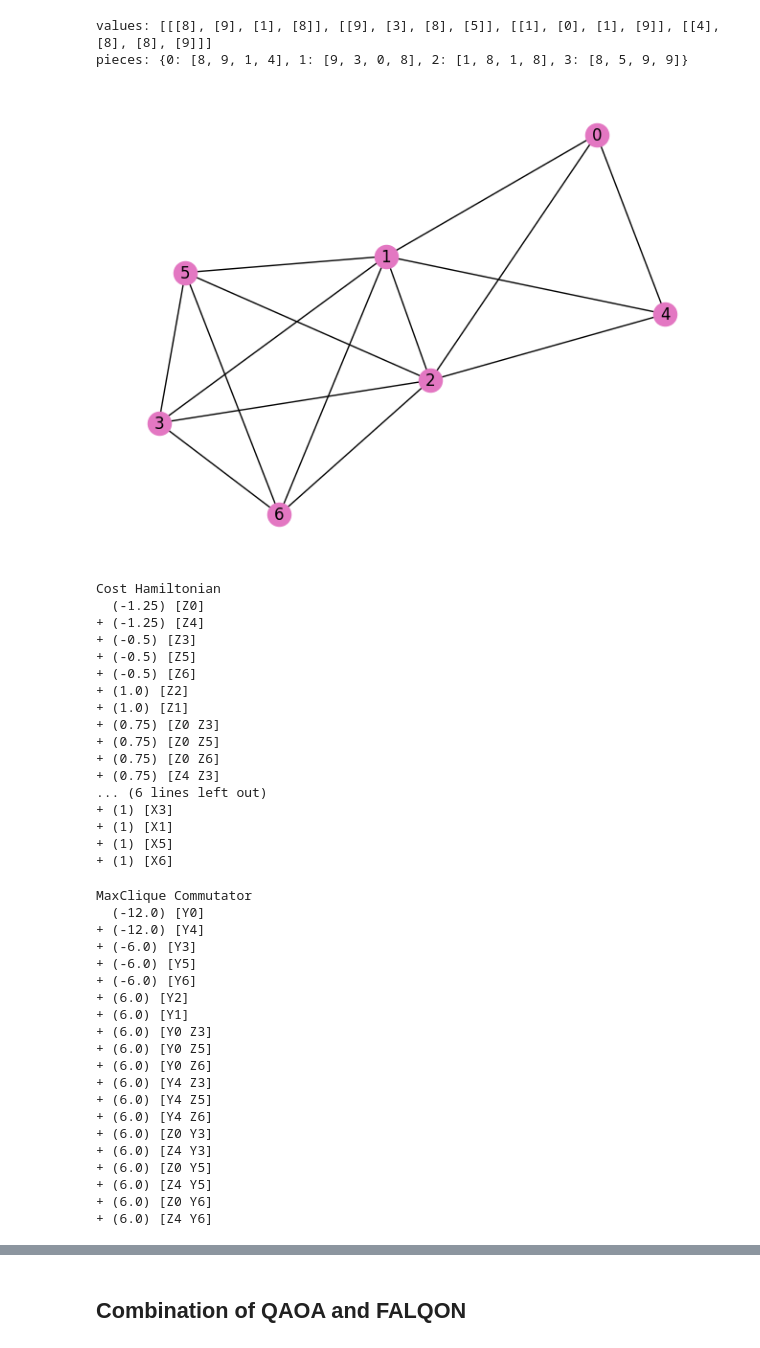
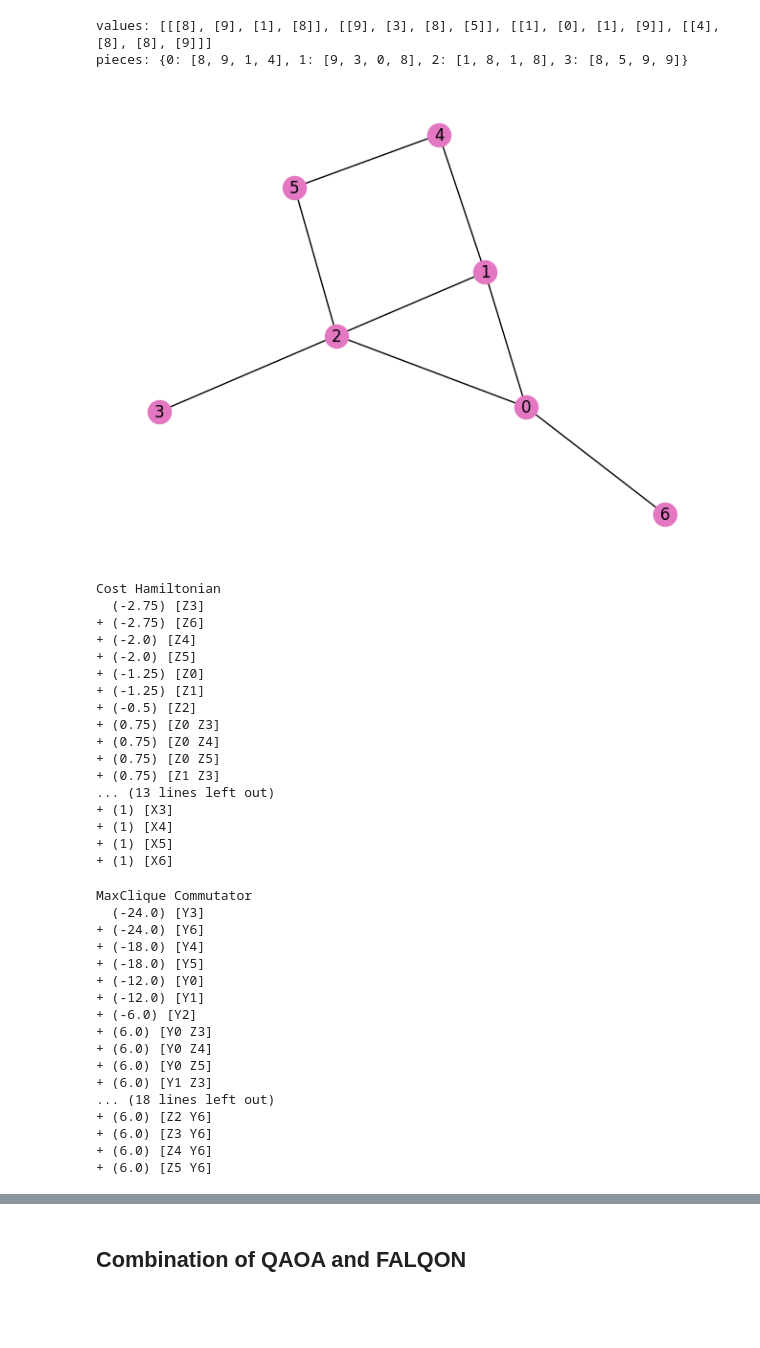
Before and after one commit to Waterboy1602/Masterproef-Code, a Jupyter notebook: TetraVex_Pennylane_Solver.ipynb, the cells around one changed output, grey strips where cells are left out. Drawn from its saved outputs; the diff is of its cells as text; code cells hidden in the pictures; blank space fills up the shorter version.

```diff
--- a/TetraVex_Pennylane_Solver.ipynb
+++ b/TetraVex_Pennylane_Solver.ipynb
@@ -41,12 +41,15 @@ values, pieces = getValuesAndPieces(file)
 values: [[[8], [9], [1], [8]], [[9], [3], [8], [5]], [[1], [0], [1], [9]], [[4], [8], [8], [9]]]
 pieces: {0: [8, 9, 1, 4], 1: [9, 3, 0, 8], 2: [1, 8, 1, 8], 3: [8, 5, 9, 9]}
 # %%
-edges = [(0, 4), (4, 2), (2, 0), (2, 3), (1, 4), (1,0), (2,1), (5,3), (5,2), (5,6), \
-         (6,3), (6,2), (1,5), (1,3), (1,6)]
+# edges = [(0, 4), (4, 2), (2, 0), (2, 3), (1,0), (2,1), (5,2), (5,6), \
+        #  (6,3), (6,2), (1,5), (1,6)]
+# edges = [(2, 3), (1, 4), (0,4), (0,3)]
+edges = [(0, 1), (1, 2), (2, 0), (2, 3), (1, 4), (4, 5), (5, 2), (0, 6)]
+
 G = nx.Graph(edges)
 nx.draw(G, with_labels=True, node_color="#e377c2")
 # %% [output]
-[figure, old version]
+[figure, new version]
 # %%
 cost_h, driver_h = qaoa.max_clique(G, constrained=False)
 
@@ -56,20 +59,20 @@ print("Driver Hamiltonian")
 print(driver_h)
 # %% [output]
 Cost Hamiltonian
-  (-1.25) [Z0]
-+ (-1.25) [Z4]
-+ (-0.5) [Z3]
-+ (-0.5) [Z5]
-+ (-0.5) [Z6]
-+ (1.0) [Z2]
-+ (1.0) [Z1]
+  (-2.75) [Z3]
++ (-2.75) [Z6]
++ (-2.0) [Z4]
++ (-2.0) [Z5]
++ (-1.25) [Z0]
++ (-1.25) [Z1]
++ (-0.5) [Z2]
 + (0.75) [Z0 Z3]
++ (0.75) [Z0 Z4]
 + (0.75) [Z0 Z5]
-+ (0.75) [Z0 Z6]
-+ (0.75) [Z4 Z3]
-... (6 lines left out)
++ (0.75) [Z1 Z3]
+... (13 lines left out)
 + (1) [X3]
-+ (1) [X1]
++ (1) [X4]
 + (1) [X5]
 + (1) [X6]
 # %%
@@ -97,25 +100,22 @@ print("MaxClique Commutator")
 print(build_hamiltonian(G))
 # %% [output]
 MaxClique Commutator
-  (-12.0) [Y0]
-+ (-12.0) [Y4]
-+ (-6.0) [Y3]
-+ (-6.0) [Y5]
-+ (-6.0) [Y6]
-+ (6.0) [Y2]
-+ (6.0) [Y1]
+  (-24.0) [Y3]
++ (-24.0) [Y6]
++ (-18.0) [Y4]
++ (-18.0) [Y5]
++ (-12.0) [Y0]
++ (-12.0) [Y1]
++ (-6.0) [Y2]
 + (6.0) [Y0 Z3]
++ (6.0) [Y0 Z4]
 + (6.0) [Y0 Z5]
-+ (6.0) [Y0 Z6]
-+ (6.0) [Y4 Z3]
-+ (6.0) [Y4 Z5]
-+ (6.0) [Y4 Z6]
-+ (6.0) [Z0 Y3]
-+ (6.0) [Z4 Y3]
-+ (6.0) [Z0 Y5]
-+ (6.0) [Z4 Y5]
-+ (6.0) [Z0 Y6]
++ (6.0) [Y1 Z3]
+... (18 lines left out)
++ (6.0) [Z2 Y6]
++ (6.0) [Z3 Y6]
 + (6.0) [Z4 Y6]
++ (6.0) [Z5 Y6]
 # %%
 def falqon_layer(beta_k, cost_h, driver_h, delta_t):
     qml.ApproxTimeEvolution(cost_h, delta_t, 1)
```
Also changed, not shown: parts of 16 cells of this notebook, 4 other files.
